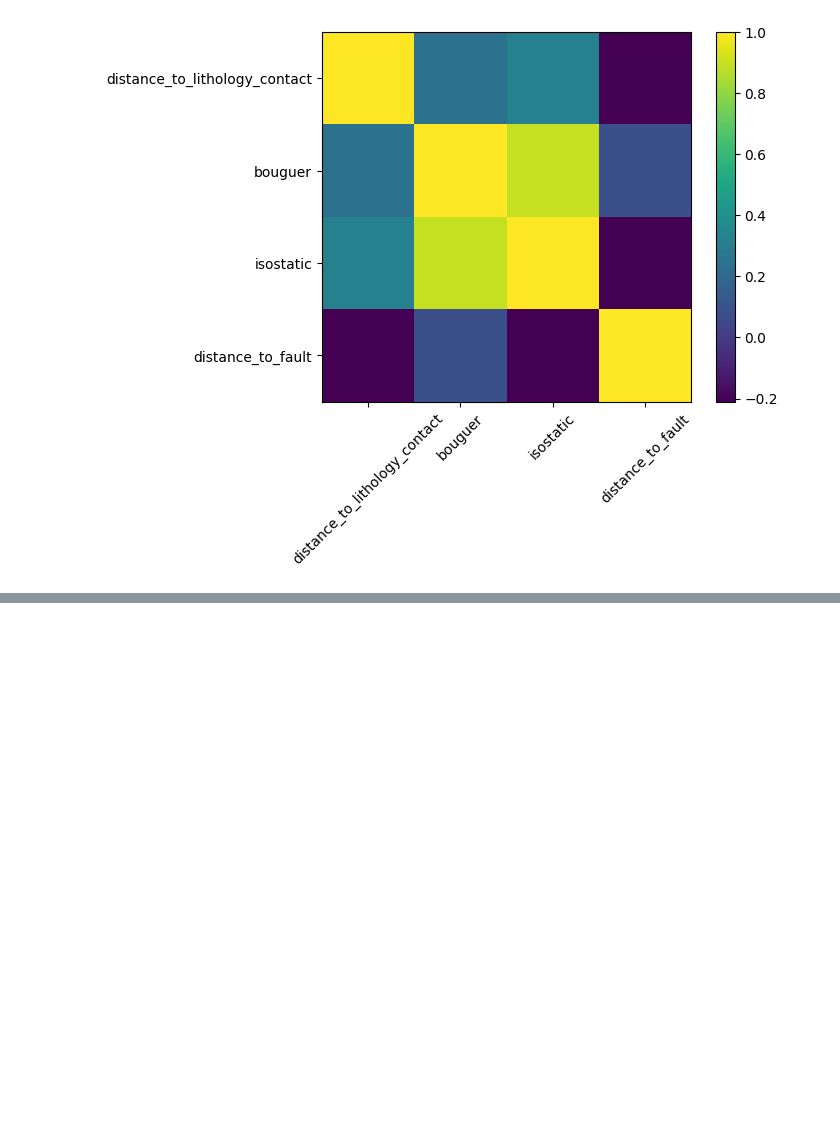
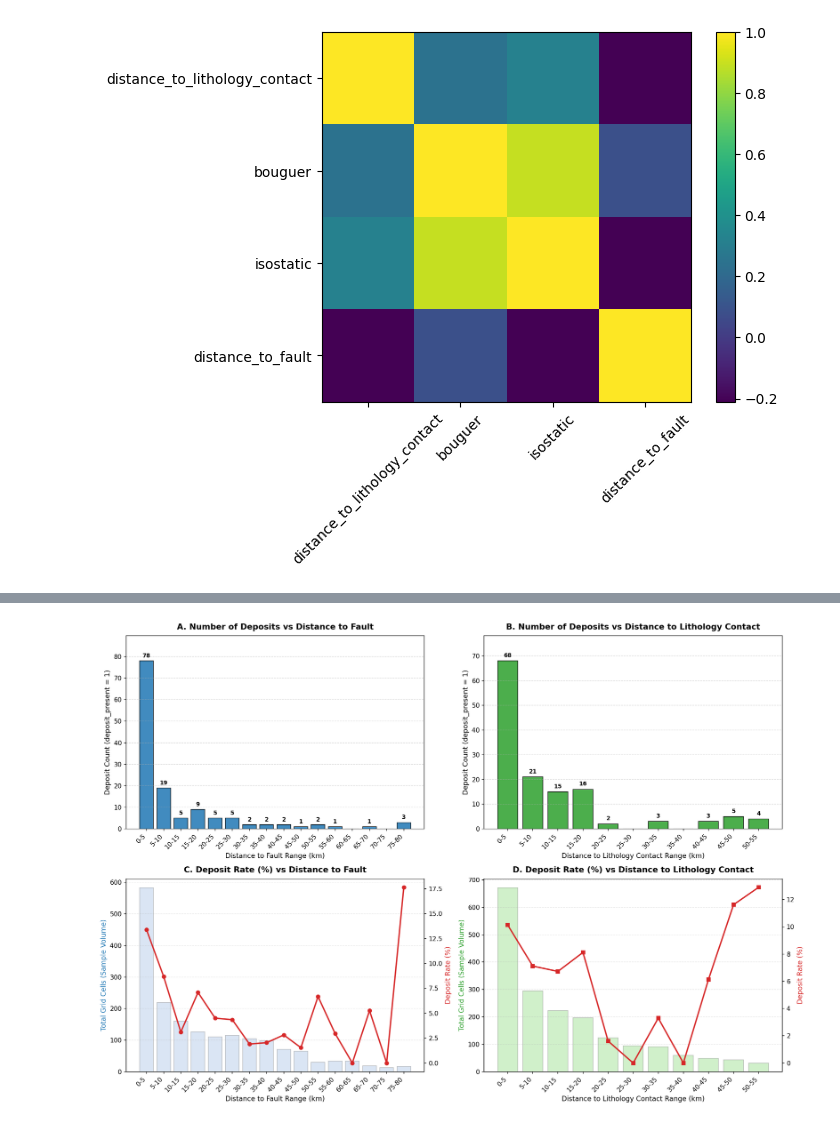
Before and after one commit to vmtasi/copperbelt-mineral-prospectivity, a Jupyter notebook: notebooks/Untitled-1.ipynb, the cells around one changed output, grey strips where cells are left out. Drawn from its saved outputs; the diff is of its cells as text; code cells hidden in the pictures; blank space fills up the shorter version.

Commit message:
analysis(notebooks): add empirical support and sparse tail diagnostics visualization

```diff
--- a/notebooks/Untitled-1.ipynb
+++ b/notebooks/Untitled-1.ipynb
@@ -1,8 +1,14 @@
 # %%
 import pandas as pd
 import numpy as np
+from pathlib import Path
 
-df = pd.read_csv("C:\\Users\\vanmu\\copperbelt-mineral-prospectivity\\data\\copperbelt_training_v5.csv")
-print(df.shape)
+# Load training dataset
+data_path = Path("../data/copperbelt_training_v5_with_tectonic_domain.csv")
+if not data_path.exists():
+    data_path = Path(r"c:\Users\vanmu\copperbelt-mineral-prospectivity\data\copperbelt_training_v5_with_tectonic_domain.csv")
+
+df = pd.read_csv(data_path)
+print("Loaded training data:", df.shape)
 df.head()
 # %% [output]
@@ -154,0 +240,62 @@ plt.show()
+# %%
+# 4. Plot: Deposits per Range of Distance for Both Distance Predictors
+import matplotlib.pyplot as plt
+
+fig, axes = plt.subplots(2, 2, figsize=(16, 11), dpi=150)
+
+# --- Panel A: Deposit Counts vs Distance to Fault ---
+bars_f = axes[0, 0].bar(range(len(fault_binned)), fault_binned['deposits'], color='#1f77b4', edgecolor='black', alpha=0.85)
+axes[0, 0].set_title('A. Number of Deposits vs Distance to Fault', fontsize=13, fontweight='bold', pad=10)
+axes[0, 0].set_xlabel('Distance to Fault Range (km)', fontsize=11)
+axes[0, 0].set_ylabel('Deposit Count (deposit_present = 1)', fontsize=11)
+axes[0, 0].set_xticks(range(len(fault_binned)))
+axes[0, 0].set_xticklabels(fault_binned['fault_range_km'], rotation=45, ha='right')
+axes[0, 0].grid(axis='y', linestyle='--', alpha=0.5)
+axes[0, 0].set_ylim(0, fault_binned['deposits'].max() * 1.15)
+for bar in bars_f:
+    h = bar.get_height()
+    if h > 0:
+        axes[0, 0].text(bar.get_x() + bar.get_width()/2., h + 1, f'{int(h)}', ha='center', va='bottom', fontsize=9, fontweight='bold')
+
+# --- Panel B: Deposit Counts vs Distance to Lithology Contact ---
+bars_l = axes[0, 1].bar(range(len(lith_binned)), lith_binned['deposits'], color='#2ca02c', edgecolor='black', alpha=0.85)
+axes[0, 1].set_title('B. Number of Deposits vs Distance to Lithology Contact', fontsize=13, fontweight='bold', pad=10)
+axes[0, 1].set_xlabel('Distance to Lithology Contact Range (km)', fontsize=11)
+axes[0, 1].set_ylabel('Deposit Count (deposit_present = 1)', fontsize=11)
+axes[0, 1].set_xticks(range(len(lith_binned)))
+axes[0, 1].set_xticklabels(lith_binned['lith_range_km'], rotation=45, ha='right')
+axes[0, 1].grid(axis='y', linestyle='--', alpha=0.5)
+axes[0, 1].set_ylim(0, lith_binned['deposits'].max() * 1.15)
+for bar in bars_l:
+    h = bar.get_height()
+    if h > 0:
+        axes[0, 1].text(bar.get_x() + bar.get_width()/2., h + 1, f'{int(h)}', ha='center', va='bottom', fontsize=9, fontweight='bold')
+
+# --- Panel C: Fault Distance Rate (%) and Sample Volume ---
+ax_f_rate = axes[1, 0].twinx()
+axes[1, 0].bar(range(len(fault_binned)), fault_binned['total_cells'], color='#aec7e8', edgecolor='gray', alpha=0.45, label='Total Cells')
+line_f = ax_f_rate.plot(range(len(fault_binned)), fault_binned['deposit_rate_pct'], color='#d62728', marker='o', linewidth=2.2, label='Deposit Rate (%)')
+axes[1, 0].set_title('C. Deposit Rate (%) vs Distance to Fault', fontsize=13, fontweight='bold', pad=10)
+axes[1, 0].set_xlabel('Distance to Fault Range (km)', fontsize=11)
+axes[1, 0].set_ylabel('Total Grid Cells (Sample Volume)', fontsize=11, color='#1f77b4')
+ax_f_rate.set_ylabel('Deposit Rate (%)', fontsize=11, color='#d62728')
+axes[1, 0].set_xticks(range(len(fault_binned)))
+axes[1, 0].set_xticklabels(fault_binned['fault_range_km'], rotation=45, ha='right')
+axes[1, 0].grid(axis='y', linestyle='--', alpha=0.3)
+
+# --- Panel D: Lithology Contact Rate (%) and Sample Volume ---
+ax_l_rate = axes[1, 1].twinx()
+axes[1, 1].bar(range(len(lith_binned)), lith_binned['total_cells'], color='#98df8a', edgecolor='gray', alpha=0.45, label='Total Cells')
+line_l = ax_l_rate.plot(range(len(lith_binned)), lith_binned['deposit_rate_pct'], color='#d62728', marker='s', linewidth=2.2, label='Deposit Rate (%)')
+axes[1, 1].set_title('D. Deposit Rate (%) vs Distance to Lithology Contact', fontsize=13, fontweight='bold', pad=10)
+axes[1, 1].set_xlabel('Distance to Lithology Contact Range (km)', fontsize=11)
+axes[1, 1].set_ylabel('Total Grid Cells (Sample Volume)', fontsize=11, color='#2ca02c')
+ax_l_rate.set_ylabel('Deposit Rate (%)', fontsize=11, color='#d62728')
+axes[1, 1].set_xticks(range(len(lith_binned)))
+axes[1, 1].set_xticklabels(lith_binned['lith_range_km'], rotation=45, ha='right')
+axes[1, 1].grid(axis='y', linestyle='--', alpha=0.3)
+
+plt.tight_layout()
+plt.show()
+# %% [output]
+[figure, added]
```
Also changed, not shown: parts of 11 cells of this notebook.
